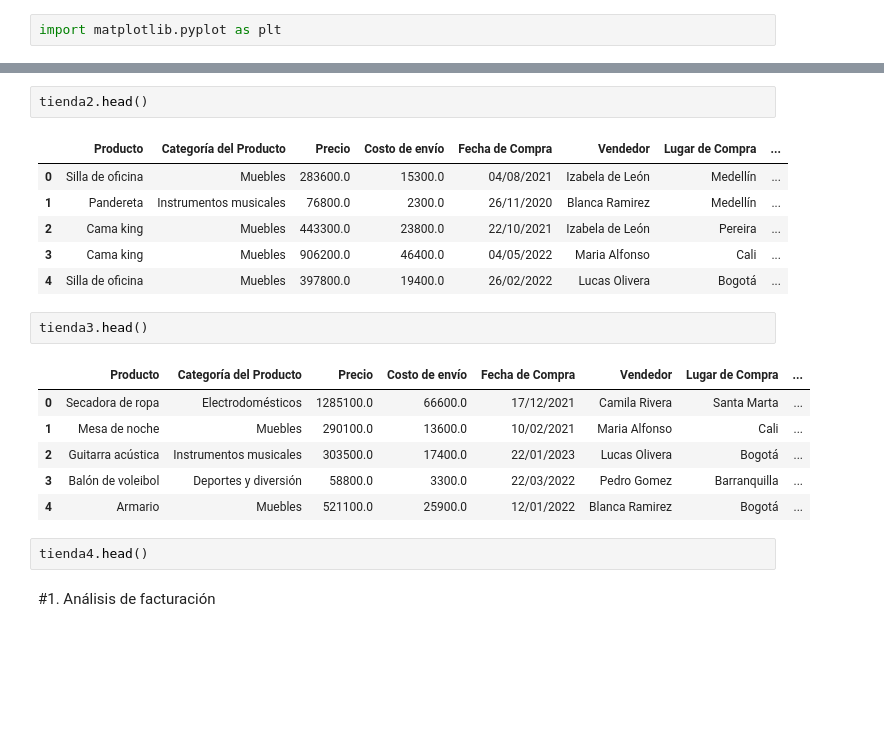
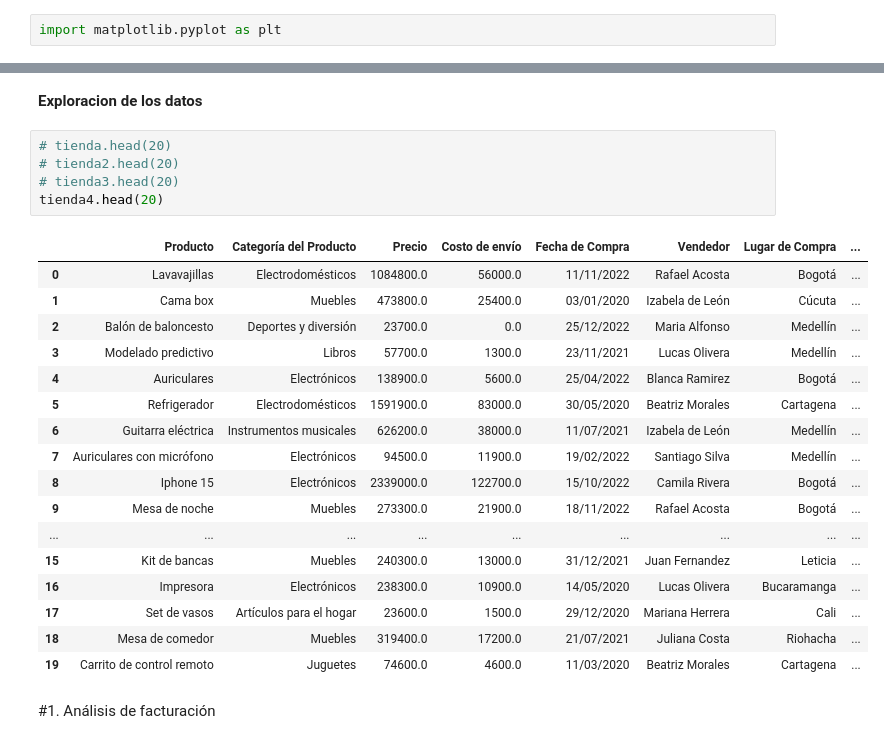
Before and after one commit to marianotorresleyva/challenge1-data-science-latam, a Jupyter notebook: AluraStoreLatam.ipynb, the cells around one changed output, grey strips where cells are left out. Drawn from its saved outputs; the diff is of its cells as text; blank space fills up the shorter version.

```diff
--- a/AluraStoreLatam.ipynb
+++ b/AluraStoreLatam.ipynb
@@ -44,23 +17,28 @@ tienda.head(20)
-# %%
-tienda2.head()
-# %% [output]
-|  | Producto | Categoría del Producto | Precio | Costo de envío | Fecha de Compra | Vendedor | Lugar de Compra | ... |
-| 0 | Silla de oficina | Muebles | 283600.0 | 15300.0 | 04/08/2021 | Izabela de León | Medellín | ... |
-| 1 | Pandereta | Instrumentos musicales | 76800.0 | 2300.0 | 26/11/2020 | Blanca Ramirez | Medellín | ... |
-| 2 | Cama king | Muebles | 443300.0 | 23800.0 | 22/10/2021 | Izabela de León | Pereira | ... |
-| 3 | Cama king | Muebles | 906200.0 | 46400.0 | 04/05/2022 | Maria Alfonso | Cali | ... |
-| 4 | Silla de oficina | Muebles | 397800.0 | 19400.0 | 26/02/2022 | Lucas Olivera | Bogotá | ... |
-# %%
-tienda3.head()
-# %% [output]
-|  | Producto | Categoría del Producto | Precio | Costo de envío | Fecha de Compra | Vendedor | Lugar de Compra | ... |
-| 0 | Secadora de ropa | Electrodomésticos | 1285100.0 | 66600.0 | 17/12/2021 | Camila Rivera | Santa Marta | ... |
-| 1 | Mesa de noche | Muebles | 290100.0 | 13600.0 | 10/02/2021 | Maria Alfonso | Cali | ... |
-| 2 | Guitarra acústica | Instrumentos musicales | 303500.0 | 17400.0 | 22/01/2023 | Lucas Olivera | Bogotá | ... |
-| 3 | Balón de voleibol | Deportes y diversión | 58800.0 | 3300.0 | 22/03/2022 | Pedro Gomez | Barranquilla | ... |
-| 4 | Armario | Muebles | 521100.0 | 25900.0 | 12/01/2022 | Blanca Ramirez | Bogotá | ... |
-# %%
-tienda4.head()
+# %% [markdown]
+**Exploracion de los datos**
+# %%
+# tienda.head(20)
+# tienda2.head(20)
+# tienda3.head(20)
+tienda4.head(20)
+# %% [output]
+|  | Producto | Categoría del Producto | Precio | Costo de envío | Fecha de Compra | Vendedor | Lugar de Compra | ... |
+| 0 | Lavavajillas | Electrodomésticos | 1084800.0 | 56000.0 | 11/11/2022 | Rafael Acosta | Bogotá | ... |
+| 1 | Cama box | Muebles | 473800.0 | 25400.0 | 03/01/2020 | Izabela de León | Cúcuta | ... |
+| 2 | Balón de baloncesto | Deportes y diversión | 23700.0 | 0.0 | 25/12/2022 | Maria Alfonso | Medellín | ... |
+| 3 | Modelado predictivo | Libros | 57700.0 | 1300.0 | 23/11/2021 | Lucas Olivera | Medellín | ... |
+| 4 | Auriculares | Electrónicos | 138900.0 | 5600.0 | 25/04/2022 | Blanca Ramirez | Bogotá | ... |
+| 5 | Refrigerador | Electrodomésticos | 1591900.0 | 83000.0 | 30/05/2020 | Beatriz Morales | Cartagena | ... |
+| 6 | Guitarra eléctrica | Instrumentos musicales | 626200.0 | 38000.0 | 11/07/2021 | Izabela de León | Medellín | ... |
+| 7 | Auriculares con micrófono | Electrónicos | 94500.0 | 11900.0 | 19/02/2022 | Santiago Silva | Medellín | ... |
+| 8 | Iphone 15 | Electrónicos | 2339000.0 | 122700.0 | 15/10/2022 | Camila Rivera | Bogotá | ... |
+| 9 | Mesa de noche | Muebles | 273300.0 | 21900.0 | 18/11/2022 | Rafael Acosta | Bogotá | ... |
+| ... | ... | ... | ... | ... | ... | ... | ... | ... |
+| 15 | Kit de bancas | Muebles | 240300.0 | 13000.0 | 31/12/2021 | Juan Fernandez | Leticia | ... |
+| 16 | Impresora | Electrónicos | 238300.0 | 10900.0 | 14/05/2020 | Lucas Olivera | Bucaramanga | ... |
+| 17 | Set de vasos | Artículos para el hogar | 23600.0 | 1500.0 | 29/12/2020 | Mariana Herrera | Cali | ... |
+| 18 | Mesa de comedor | Muebles | 319400.0 | 17200.0 | 21/07/2021 | Juliana Costa | Riohacha | ... |
+| 19 | Carrito de control remoto | Juguetes | 74600.0 | 4600.0 | 11/03/2020 | Beatriz Morales | Cartagena | ... |
 # %% [markdown]
 #1. Análisis de facturación
 # %%
```
Also changed, not shown: parts of 3 cells of this notebook.
